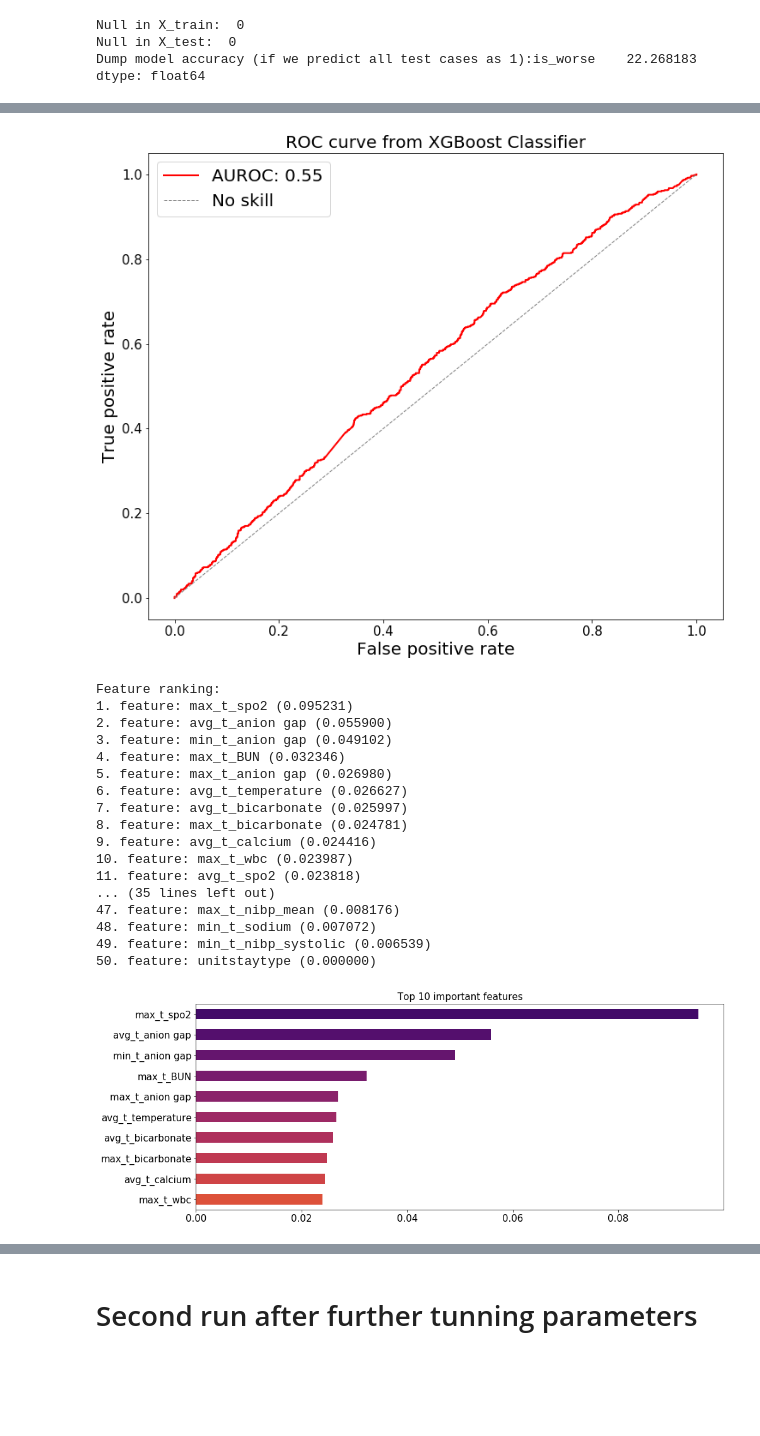
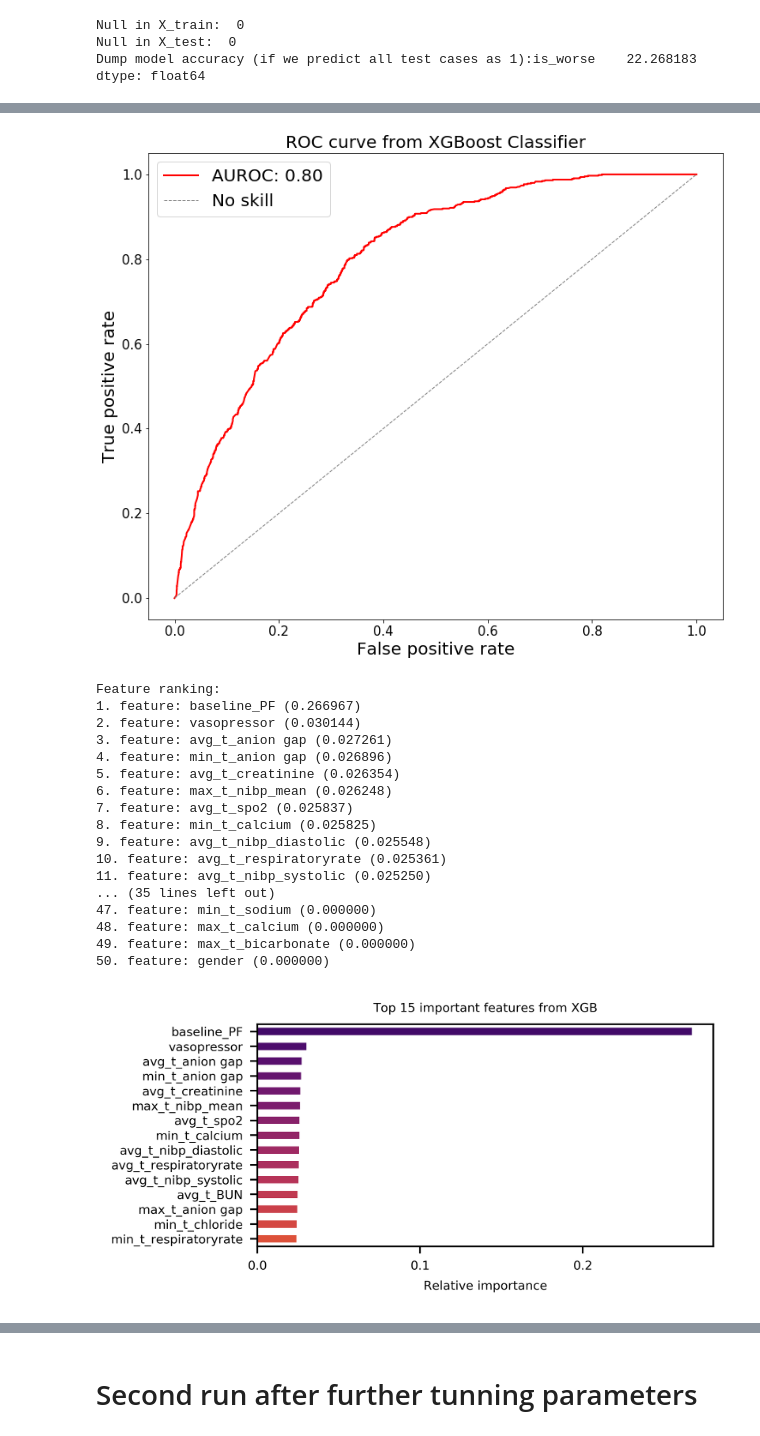
Before and after one commit to lasiadhi/Prediction-of-hypoxemia-trend, a Jupyter notebook: XGB_modeling.ipynb, the cells around one changed output, grey strips where cells are left out. Cells and saved outputs as stored; diff of their text form; code cells hidden in the pictures; blank space fills up the shorter version.

Commit message:
Created using Colaboratory: train with baseline PF

```diff
--- a/XGB_modeling.ipynb
+++ b/XGB_modeling.ipynb
@@ -50,15 +51,15 @@ def fitXGBClassifier(X_train, X_test, y_train, y_test):
     # first run:
     # https://xgboost.readthedocs.io/en/latest/python/python_api.html#module-xgboost.sklearn
 
-    n_est               = [500] # default=100
-    max_depth           = [5,7]  # default=3
-    kbest_vals          = [50, 60, 70, 'all']
-    learning_rate       = [0.0005,0.001]  # default=0.1
-    min_child_weight    = [2,3,4] #default=1 (int) -- Minimum sum of instance weight(hessian) needed in a child)
-    subsample           = [1] #default= 1 , (float) – Subsample ratio of the training instance.
+    n_est               = [1000] # default=100
+    max_depth           = [3,5]  # default=3
+    kbest_vals          = [50, 60, 'all']
+    learning_rate       = [0.0001, 0.0005]  # default=0.1
+    min_child_weight    = [1,2,3,4] #default=1 (int) -- Minimum sum of instance weight(hessian) needed in a child)
+    subsample           = [0.8,1] #default= 1 , (float) – Subsample ratio of the training instance.
     colsample_bytree    = [0.8,1] #default=1, (float) – Subsample ratio of columns when constructing each tree.
-    reg_alpha           = [0.5,1,2,3,5] # default=0 (float (xgb's alpha)) – L1 regularization term on weights
-    scale_pos_weight    = [1,2,5] #default=1 (float) – Balancing of positive and negative weights.
+    reg_alpha           = [0.5,1] # default=0 (float (xgb's alpha)) – L1 regularization term on weights
+    scale_pos_weight    = [1,2,3] #default=1 (float) – Balancing of positive and negative weights.
 
     '''
     # second run:
@@ -131,10 +132,10 @@ def plot_metrics(y_test,pred_probs_RF):
     plt.show()
 # %%
 # Define data file path to be read
-FILENAME_X_test = '../Data/X_test.csv'
-FILENAME_X_train = '../Data/X_train.csv'
-FILENAME_y_test = '../Data/y_test.csv'
-FILENAME_y_train = '../Data/y_train.csv'
+FILENAME_X_test = '../Data/data_with_baseline_PF/X_test.csv'
+FILENAME_X_train = '../Data/data_with_baseline_PF/X_train.csv'
+FILENAME_y_test = '../Data/data_with_baseline_PF/y_test.csv'
+FILENAME_y_train = '../Data/data_with_baseline_PF/y_train.csv'
 
 X_train = pd.read_csv(FILENAME_X_train, index_col=0)
 X_test = pd.read_csv(FILENAME_X_test, index_col=0)
@@ -168,6 +169,18 @@ X_test['unitstaytype'] = X_test['unitstaytype'].astype('category').cat.codes
 
 X_train['BMI_category'] = X_train['BMI_category'].astype('category').cat.codes
 X_test['BMI_category'] = X_test['BMI_category'].astype('category').cat.codes
+
+X_train['is_low_urine'] = X_train['is_low_urine'].astype('category').cat.codes
+X_test['is_low_urine'] = X_test['is_low_urine'].astype('category').cat.codes
+
+X_train['vasopressor'] = X_train['vasopressor'].astype('category').cat.codes
+X_test['vasopressor'] = X_test['vasopressor'].astype('category').cat.codes
+
+X_train['min_t_gcs'] = X_train['min_t_gcs'].astype('category').cat.codes
+X_test['min_t_gcs'] = X_test['min_t_gcs'].astype('category').cat.codes
+
+X_train['max_t_gcs'] = X_train['max_t_gcs'].astype('category').cat.codes
+X_test['max_t_gcs'] = X_test['max_t_gcs'].astype('category').cat.codes
 # %%
 y_train.is_worse = y_train.is_worse.astype('category').cat.codes
 y_test.is_worse = y_test.is_worse.astype('category').cat.codes
@@ -226,38 +237,40 @@ plt.rc('xtick',labelsize=15)
 plt.rc('ytick',labelsize=15)
 plt.show()
 # %% [output]
-[figure, old version]
+[figure, new version]
 # %%
 ####### feature importances from XGB ##############
 forest = CV_rfc.best_estimator_.steps[1][1]
 importances = forest.feature_importances_
 indices = np.argsort(importances)[::-1]
 print("Feature ranking:")
 for f in range(len(importances)):
     print("%d. feature: %s (%f)" % (f + 1, iXtrain.columns[indices[f]], importances[indices[f]]))
 
 # importance plot:
-plt.gcf().set_size_inches(15, 6)
+#plt.gcf().set_size_inches(15, 6)
+plt.figure(figsize=(4, 2), dpi=500)
 feat_importances = pd.Series(importances[indices], index=iXtrain.columns[indices])
-feat_importances.nlargest(10)[::-1].plot(kind='barh',fontsize=15,color=cm.inferno_r(np.linspace(.4,.8, 10)))
-plt.title('Top 10 important features', fontsize=15)
+feat_importances.nlargest(15)[::-1].plot(kind='barh',fontsize=6,color=cm.inferno_r(np.linspace(.4,.8, 15)))
+plt.title('Top 15 important features from XGB', fontsize=6)
+plt.xlabel('Relative importance', fontsize=6)
 plt.show()
 # %% [output]
 Feature ranking:
-1. feature: max_t_spo2 (0.095231)
-2. feature: avg_t_anion gap (0.055900)
-3. feature: min_t_anion gap (0.049102)
-4. feature: max_t_BUN (0.032346)
-5. feature: max_t_anion gap (0.026980)
-6. feature: avg_t_temperature (0.026627)
-7. feature: avg_t_bicarbonate (0.025997)
-8. feature: max_t_bicarbonate (0.024781)
-9. feature: avg_t_calcium (0.024416)
-10. feature: max_t_wbc (0.023987)
-11. feature: avg_t_spo2 (0.023818)
+1. feature: baseline_PF (0.266967)
+2. feature: vasopressor (0.030144)
+3. feature: avg_t_anion gap (0.027261)
+4. feature: min_t_anion gap (0.026896)
+5. feature: avg_t_creatinine (0.026354)
+6. feature: max_t_nibp_mean (0.026248)
+7. feature: avg_t_spo2 (0.025837)
+8. feature: min_t_calcium (0.025825)
+9. feature: avg_t_nibp_diastolic (0.025548)
+10. feature: avg_t_respiratoryrate (0.025361)
+11. feature: avg_t_nibp_systolic (0.025250)
 ... (35 lines left out)
-47. feature: max_t_nibp_mean (0.008176)
-48. feature: min_t_sodium (0.007072)
-49. feature: min_t_nibp_systolic (0.006539)
-50. feature: unitstaytype (0.000000)
+47. feature: min_t_sodium (0.000000)
+48. feature: max_t_calcium (0.000000)
+49. feature: max_t_bicarbonate (0.000000)
+50. feature: gender (0.000000)
-[figure, old version]
+[figure, new version]
```
Also changed, not shown: parts of 12 cells of this notebook.
